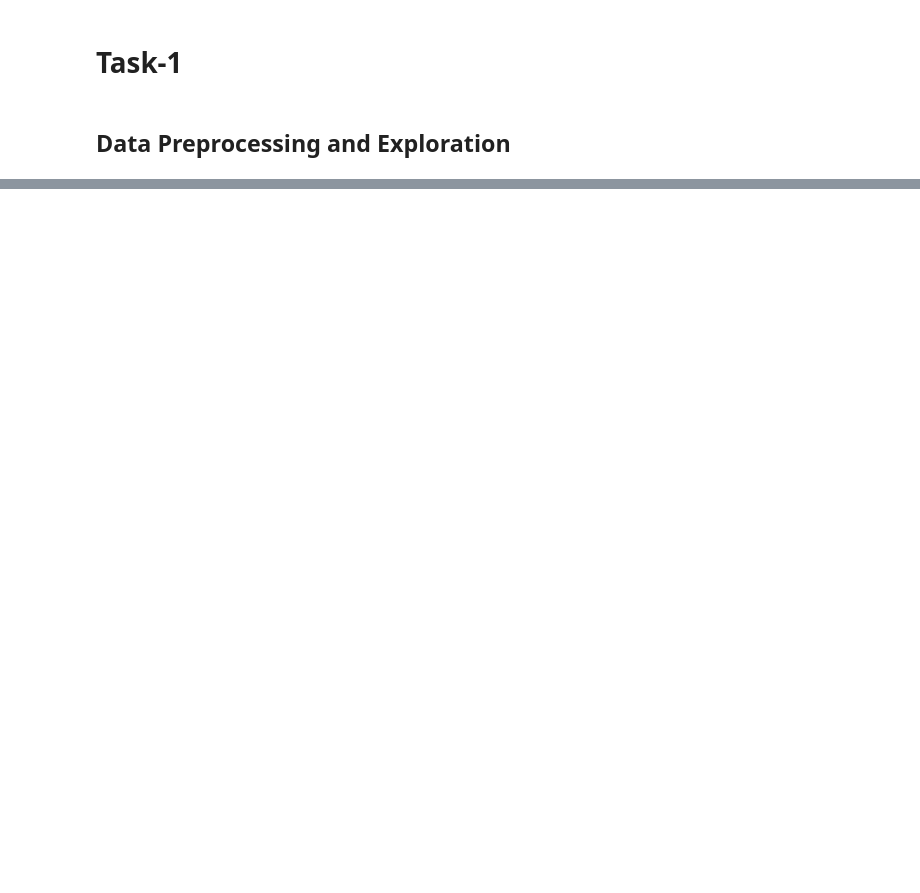
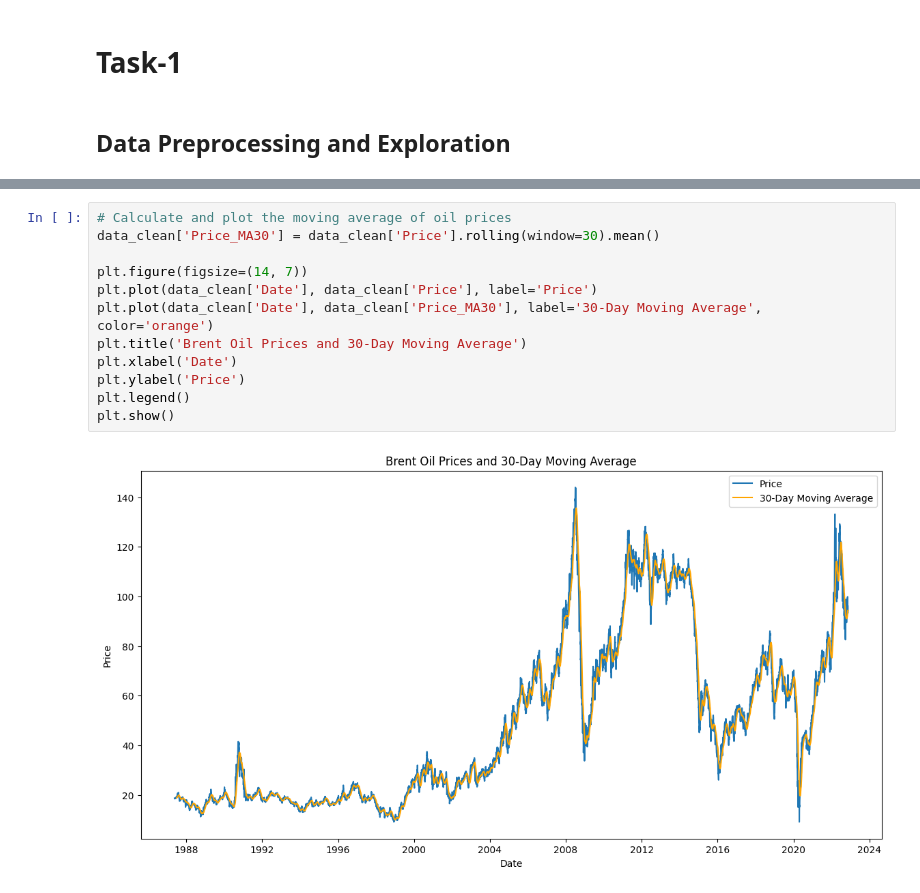
Before and after one commit to zol23-g/Brent-oil-price-analysis, a Jupyter notebook: notebooks/01_data_exploration.ipynb, the cells around one changed output, grey strips where cells are left out. Saved outputs shown, nothing was run; the diff lists cells and outputs as text; blank space fills up the shorter version.

```diff
--- a/notebooks/01_data_exploration.ipynb
+++ b/notebooks/01_data_exploration.ipynb
@@ -27,0 +90,14 @@ plt.show()
+# %%
+# Calculate and plot the moving average of oil prices
+data_clean['Price_MA30'] = data_clean['Price'].rolling(window=30).mean()
+
+plt.figure(figsize=(14, 7))
+plt.plot(data_clean['Date'], data_clean['Price'], label='Price')
+plt.plot(data_clean['Date'], data_clean['Price_MA30'], label='30-Day Moving Average', color='orange')
+plt.title('Brent Oil Prices and 30-Day Moving Average')
+plt.xlabel('Date')
+plt.ylabel('Price')
+plt.legend()
+plt.show()
+# %% [output]
+[figure, added]
```
Also changed, not shown: parts of 12 cells of this notebook, 3 other files.
